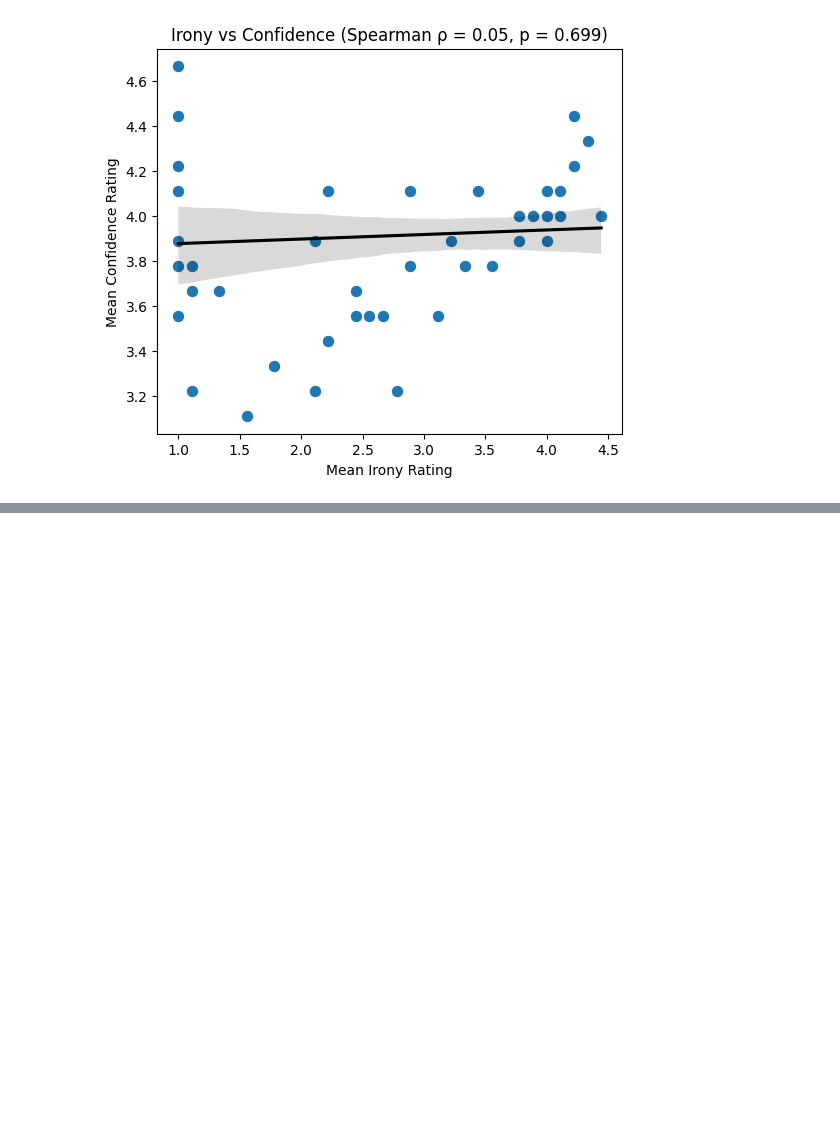
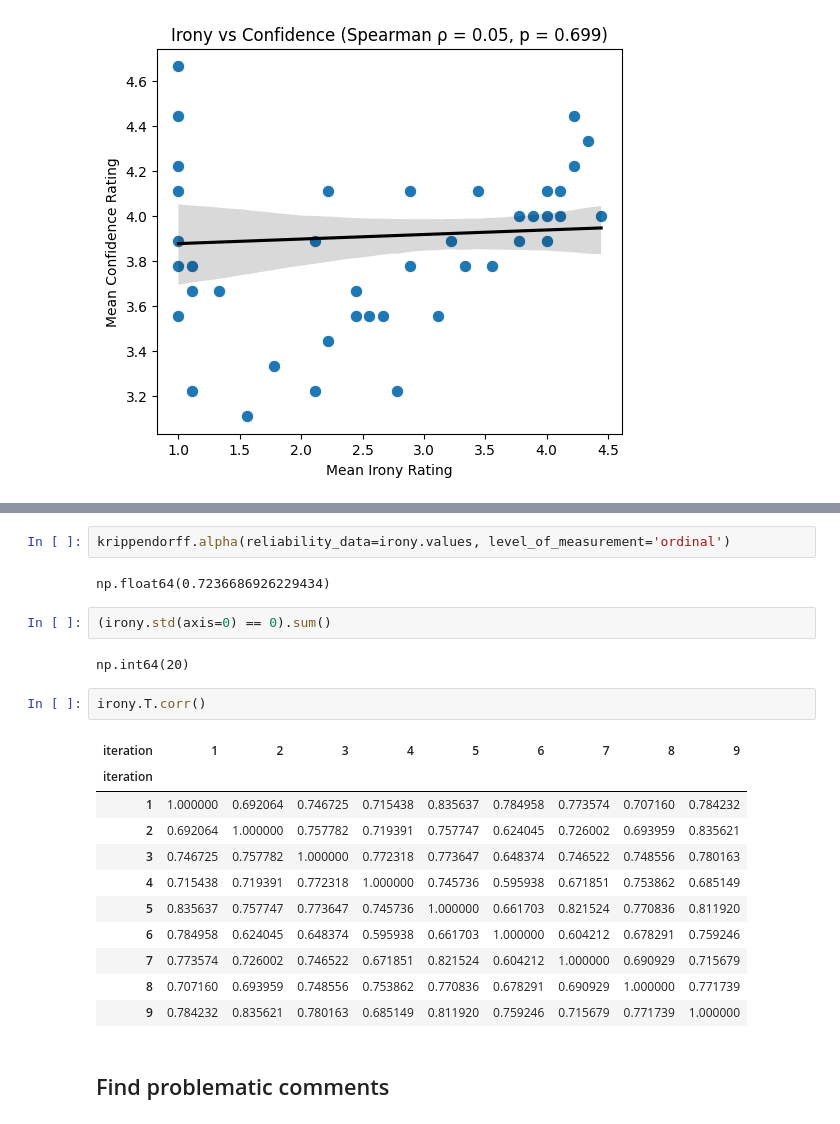
Before and after one commit to sevenbanisch/KIT-KI-Seminar, a Jupyter notebook: irony-llm/evaluate_llm_annotations.ipynb, the cells around one changed output, grey strips where cells are left out. Drawn from its saved outputs; the diff is of its cells as text; blank space fills up the shorter version.

Commit message:
Calculate metrics for LLM data

```diff
--- a/irony-llm/evaluate_llm_annotations.ipynb
+++ b/irony-llm/evaluate_llm_annotations.ipynb
@@ -232,0 +329,24 @@ plt.show()
+# %%
+krippendorff.alpha(reliability_data=irony.values, level_of_measurement='ordinal')
+# %% [output]
+np.float64(0.7236686926229434)
+# %%
+(irony.std(axis=0) == 0).sum()
+# %% [output]
+np.int64(20)
+# %%
+irony.T.corr()
+# %% [output]
+| iteration | 1 | 2 | 3 | 4 | 5 | 6 | 7 | 8 | 9 |
+| iteration |  |  |  |  |  |  |  |  |  |
+| 1 | 1.000000 | 0.692064 | 0.746725 | 0.715438 | 0.835637 | 0.784958 | 0.773574 | 0.707160 | 0.784232 |
+| 2 | 0.692064 | 1.000000 | 0.757782 | 0.719391 | 0.757747 | 0.624045 | 0.726002 | 0.693959 | 0.835621 |
+| 3 | 0.746725 | 0.757782 | 1.000000 | 0.772318 | 0.773647 | 0.648374 | 0.746522 | 0.748556 | 0.780163 |
+| 4 | 0.715438 | 0.719391 | 0.772318 | 1.000000 | 0.745736 | 0.595938 | 0.671851 | 0.753862 | 0.685149 |
+| 5 | 0.835637 | 0.757747 | 0.773647 | 0.745736 | 1.000000 | 0.661703 | 0.821524 | 0.770836 | 0.811920 |
+| 6 | 0.784958 | 0.624045 | 0.648374 | 0.595938 | 0.661703 | 1.000000 | 0.604212 | 0.678291 | 0.759246 |
+| 7 | 0.773574 | 0.726002 | 0.746522 | 0.671851 | 0.821524 | 0.604212 | 1.000000 | 0.690929 | 0.715679 |
+| 8 | 0.707160 | 0.693959 | 0.748556 | 0.753862 | 0.770836 | 0.678291 | 0.690929 | 1.000000 | 0.771739 |
+| 9 | 0.784232 | 0.835621 | 0.780163 | 0.685149 | 0.811920 | 0.759246 | 0.715679 | 0.771739 | 1.000000 |
+# %% [markdown]
+## Find problematic comments
```
Also changed, not shown: parts of 25 cells of this notebook, 6 other files.
